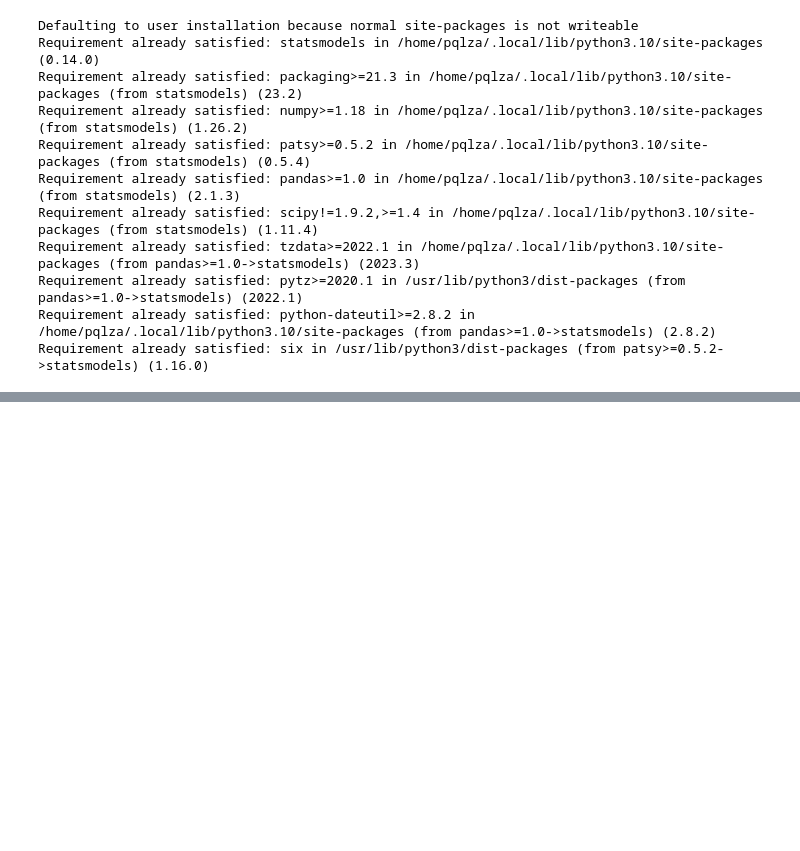
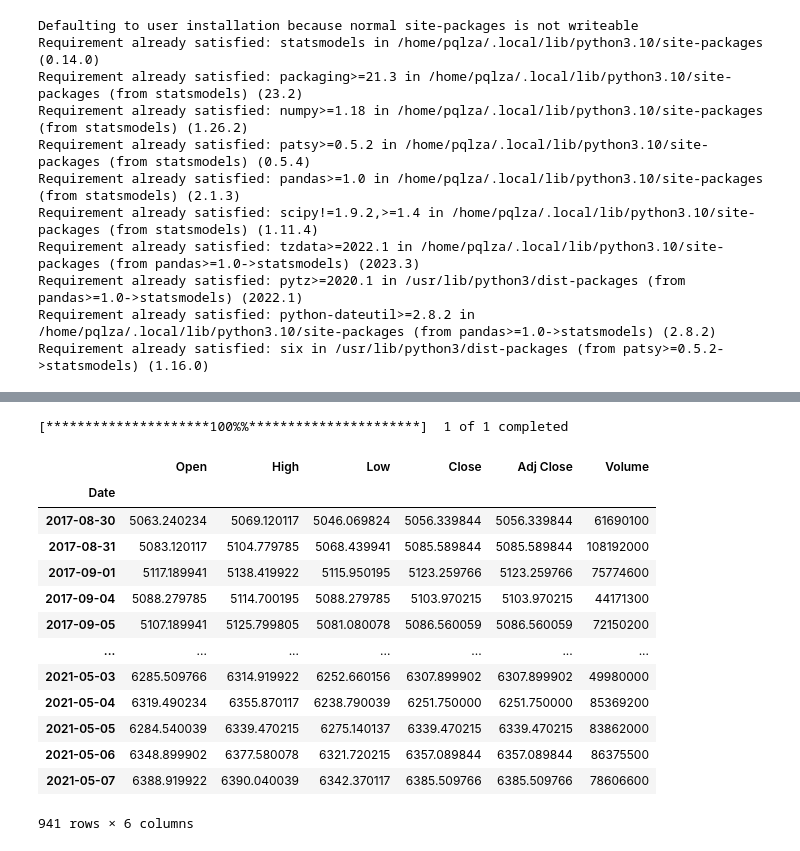
Before and after one commit to AlejandroPqLz/StockPrediction, a Jupyter notebook: DCDC_PrácticaFinal_Predicción de Stock.ipynb, the cells around one changed output, grey strips where cells are left out. Drawn from its saved outputs; the diff is of its cells as text; code cells hidden in the pictures; blank space fills up the shorter version.

```diff
--- a/DCDC_PrácticaFinal_Predicción de Stock.ipynb
+++ b/DCDC_PrácticaFinal_Predicción de Stock.ipynb
@@ -62,0 +181,24 @@ Requirement already satisfied: six in /usr/lib/python3/dist-packages (from patsy
+# %%
+# datos del índice francés
+yfin.pdr_override()
+
+french = pdr.get_data_yahoo('^FCHI', start=min_date, end=max_date)
+
+
+display(french)
+# %% [output]
+[*********************100%%**********************]  1 of 1 completed
+|  | Open | High | Low | Close | Adj Close | Volume |
+| Date |  |  |  |  |  |  |
+| 2017-08-30 | 5063.240234 | 5069.120117 | 5046.069824 | 5056.339844 | 5056.339844 | 61690100 |
+| 2017-08-31 | 5083.120117 | 5104.779785 | 5068.439941 | 5085.589844 | 5085.589844 | 108192000 |
+| 2017-09-01 | 5117.189941 | 5138.419922 | 5115.950195 | 5123.259766 | 5123.259766 | 75774600 |
+| 2017-09-04 | 5088.279785 | 5114.700195 | 5088.279785 | 5103.970215 | 5103.970215 | 44171300 |
+| 2017-09-05 | 5107.189941 | 5125.799805 | 5081.080078 | 5086.560059 | 5086.560059 | 72150200 |
+| ... | ... | ... | ... | ... | ... | ... |
+| 2021-05-03 | 6285.509766 | 6314.919922 | 6252.660156 | 6307.899902 | 6307.899902 | 49980000 |
+| 2021-05-04 | 6319.490234 | 6355.870117 | 6238.790039 | 6251.750000 | 6251.750000 | 85369200 |
+| 2021-05-05 | 6284.540039 | 6339.470215 | 6275.140137 | 6339.470215 | 6339.470215 | 83862000 |
+| 2021-05-06 | 6348.899902 | 6377.580078 | 6321.720215 | 6357.089844 | 6357.089844 | 86375500 |
+| 2021-05-07 | 6388.919922 | 6390.040039 | 6342.370117 | 6385.509766 | 6385.509766 | 78606600 |
+941 rows × 6 columns
```
Also changed, not shown: parts of 25 cells of this notebook.
